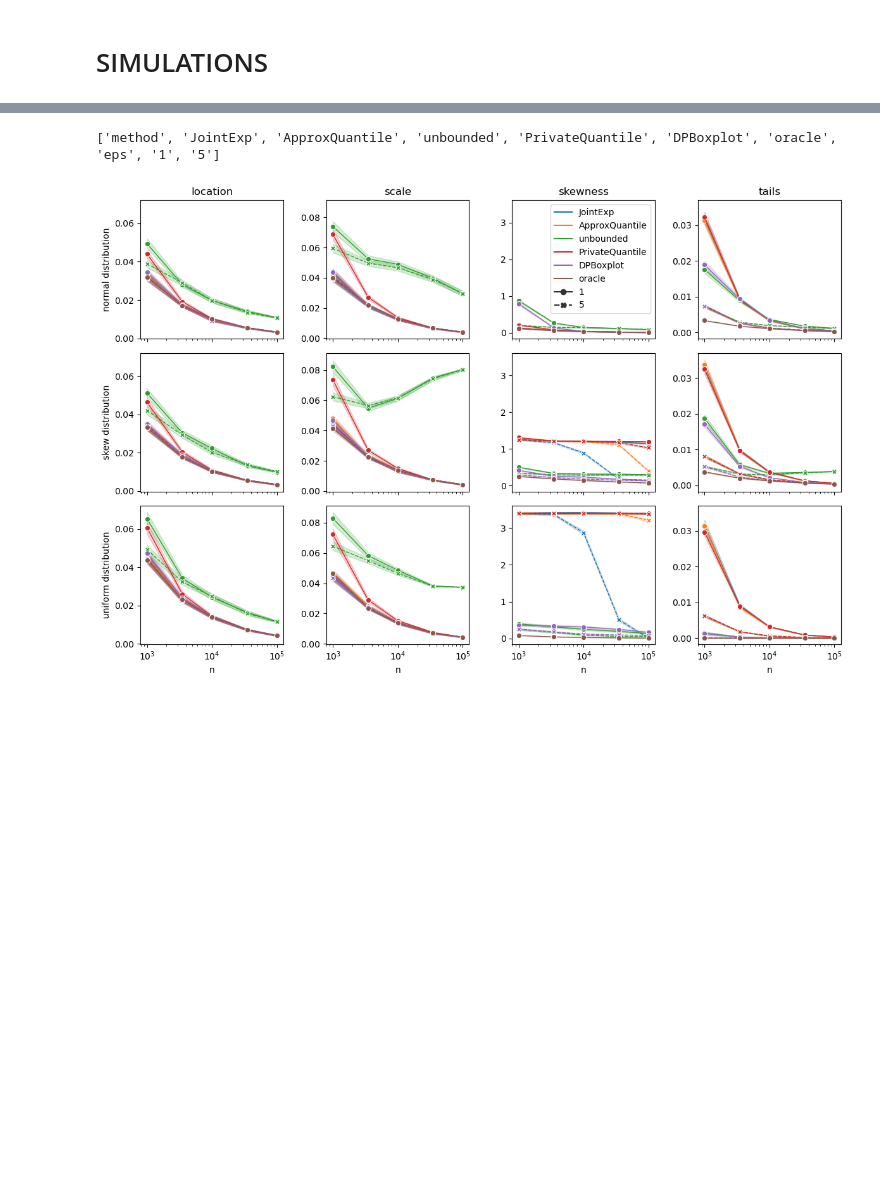
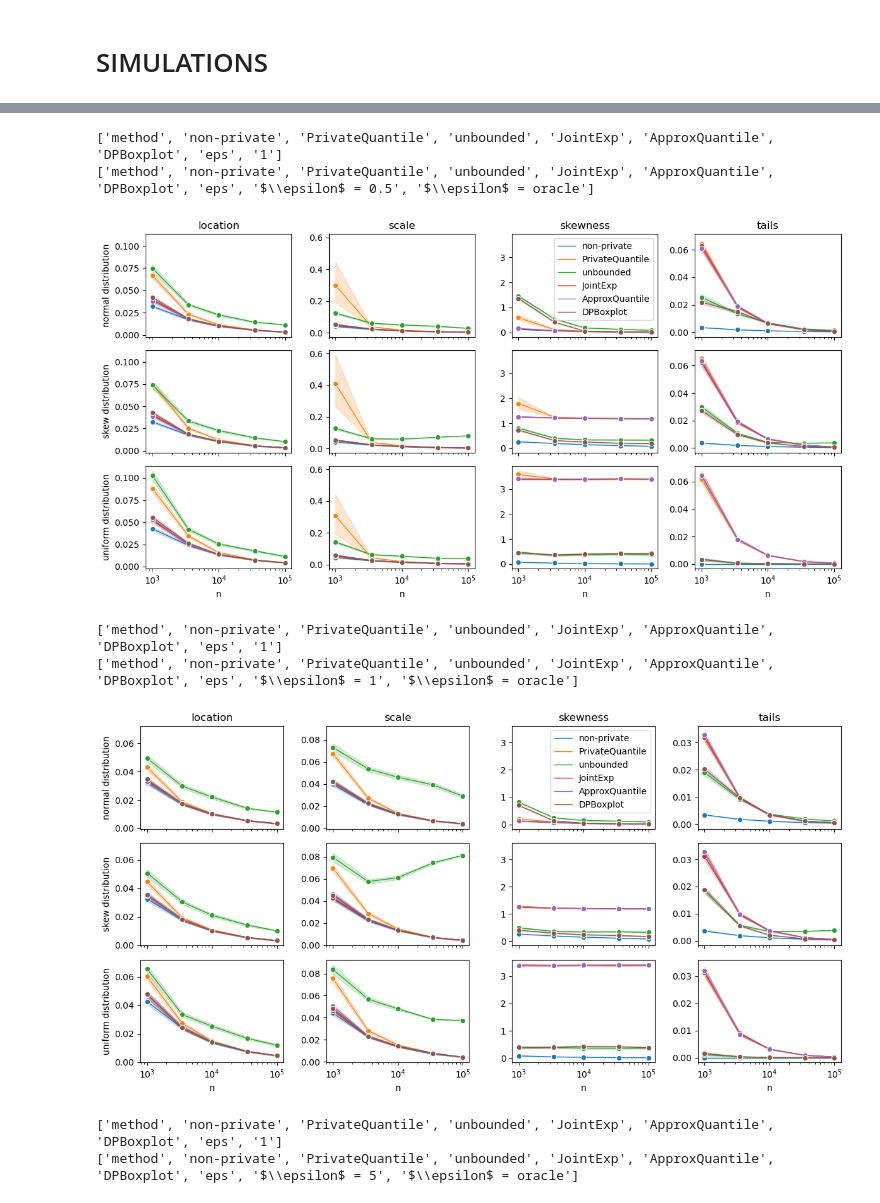
Before and after one commit to jairoadiazr/DPBoxplot, a Jupyter notebook: single_distribution_simulation.ipynb, the cells around one changed output, grey strips where cells are left out. Saved outputs shown, nothing was run; the diff lists cells and outputs as text; code cells hidden in the pictures; blank space fills up the shorter version.

```diff
--- a/single_distribution_simulation.ipynb
+++ b/single_distribution_simulation.ipynb
@@ -617,7 +724,15 @@ for distribution in ['normal', 'skew', 'uniform', 'airbnb', 'beta']:
 
 print(time.time()-start_time)
-# %%
-plot_results_single()
-# %% [output]
-['method', 'JointExp', 'ApproxQuantile', 'unbounded', 'PrivateQuantile', 'DPBoxplot', 'oracle', 'eps', '1', '5']
-[figure, removed]
+# %%
+plot_results_single_eps(M=1000, eps = 0.5, figsize = (12,6.3))
+plot_results_single_eps(M=1000, eps = 1, figsize = (12,6.3))
+plot_results_single_eps(M=1000, eps = 5, figsize = (12,6.3))
+# %% [output]
+['method', 'non-private', 'PrivateQuantile', 'unbounded', 'JointExp', 'ApproxQuantile', 'DPBoxplot', 'eps', '1']
+['method', 'non-private', 'PrivateQuantile', 'unbounded', 'JointExp', 'ApproxQuantile', 'DPBoxplot', 'eps', '$\\epsilon$ = 0.5', '$\\epsilon$ = oracle']
+[figure, added]
+['method', 'non-private', 'PrivateQuantile', 'unbounded', 'JointExp', 'ApproxQuantile', 'DPBoxplot', 'eps', '1']
+['method', 'non-private', 'PrivateQuantile', 'unbounded', 'JointExp', 'ApproxQuantile', 'DPBoxplot', 'eps', '$\\epsilon$ = 1', '$\\epsilon$ = oracle']
+[figure, added]
+['method', 'non-private', 'PrivateQuantile', 'unbounded', 'JointExp', 'ApproxQuantile', 'DPBoxplot', 'eps', '1']
+['method', 'non-private', 'PrivateQuantile', 'unbounded', 'JointExp', 'ApproxQuantile', 'DPBoxplot', 'eps', '$\\epsilon$ = 5', '$\\epsilon$ = oracle']
```
Also changed, not shown: parts of 9 cells of this notebook, 3 other files.
